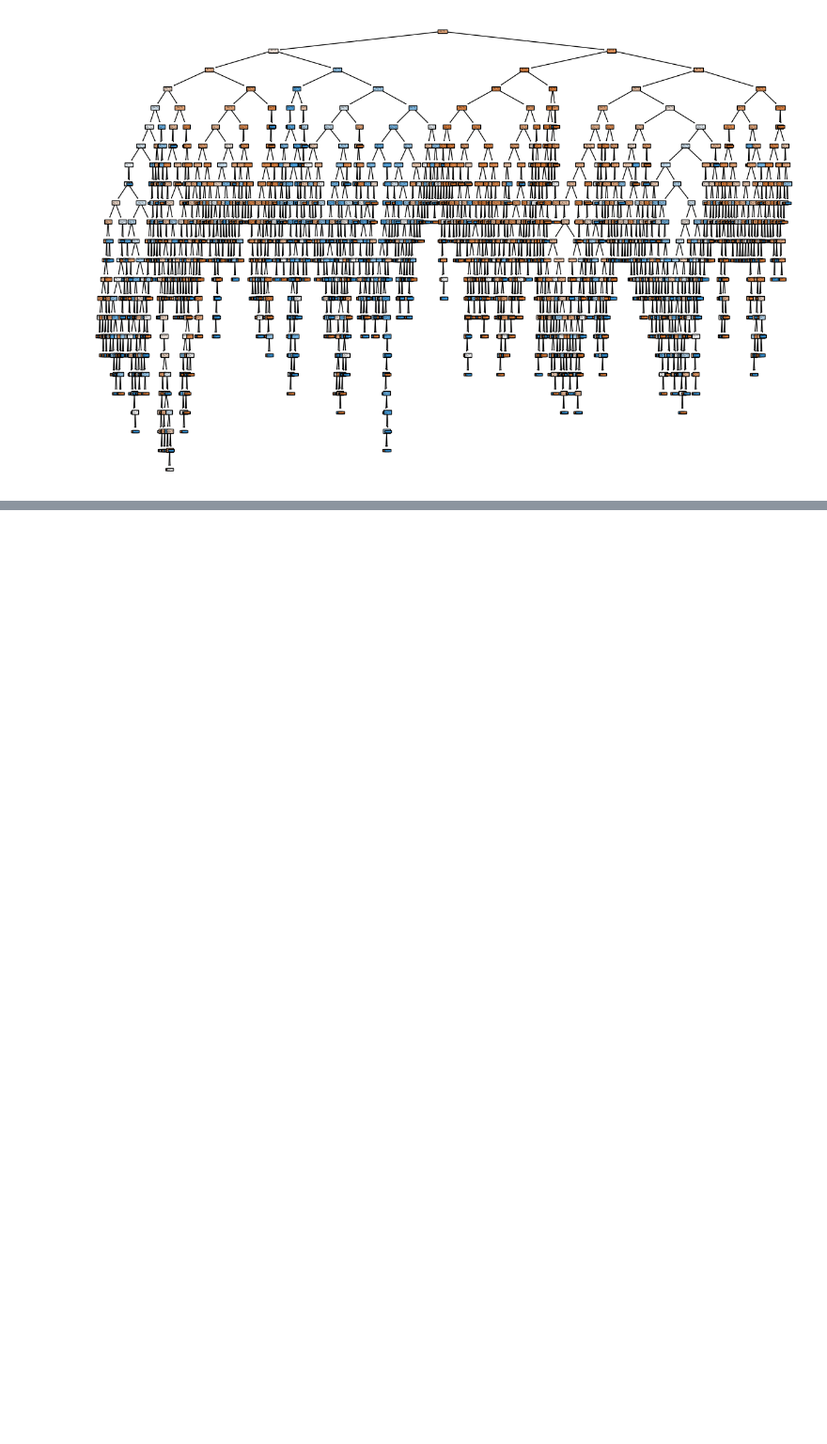
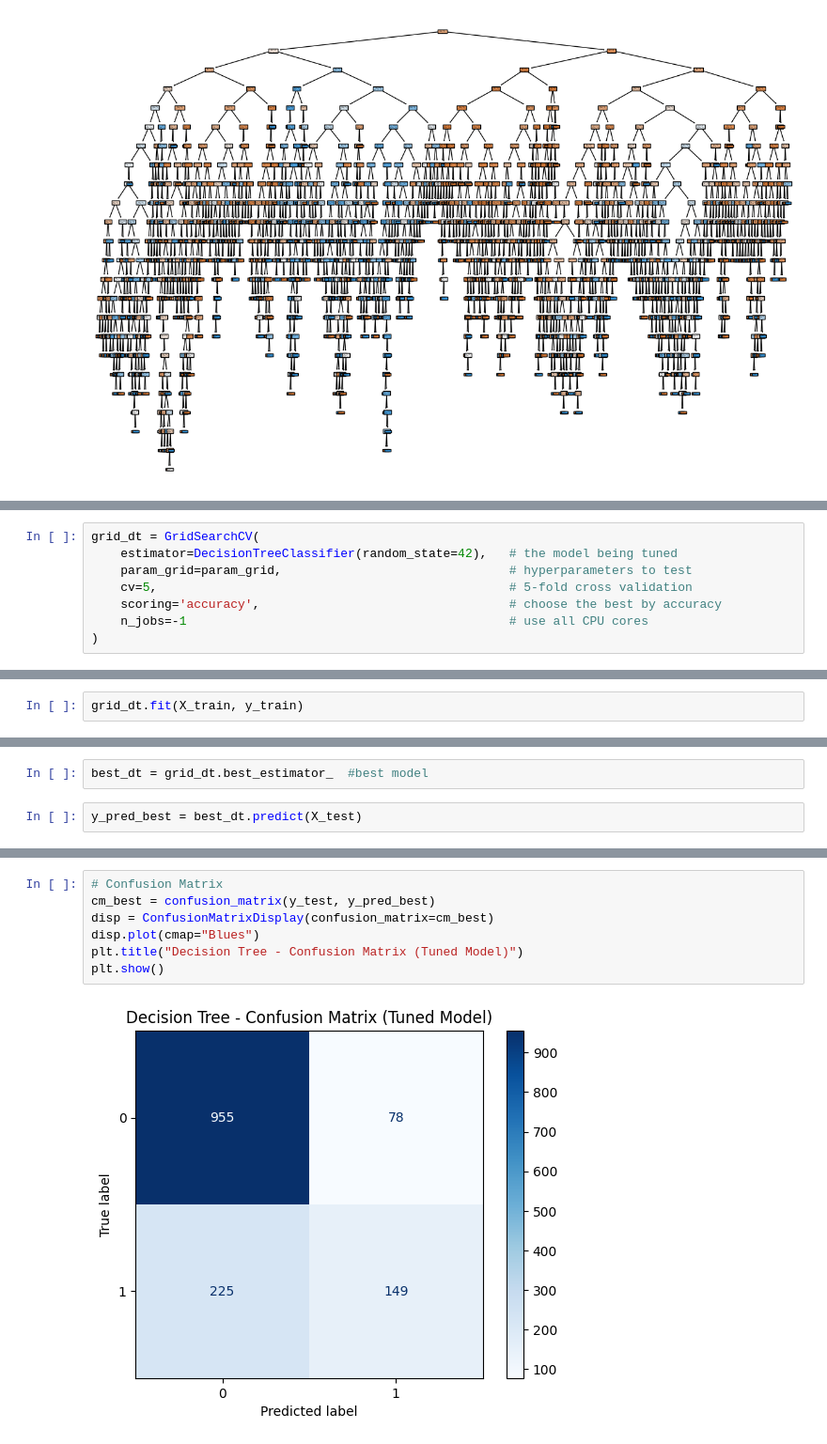
Before and after one commit to samhashiyam/MachineLearning, a Jupyter notebook: MLcwipynb.ipynb, the cells around one changed output, grey strips where cells are left out. Shown at 94% size. Saved outputs shown, nothing was run; the diff lists cells and outputs as text; blank space fills up the shorter version.

Commit message:
Tuned decision tree model

```diff
--- a/MLcwipynb.ipynb
+++ b/MLcwipynb.ipynb
@@ -295,0 +313,8 @@ plt.show()
+# %%
+grid_dt = GridSearchCV(
+    estimator=DecisionTreeClassifier(random_state=42),   # the model being tuned
+    param_grid=param_grid,                               # hyperparameters to test
+    cv=5,                                                # 5-fold cross validation
+    scoring='accuracy',                                  # choose the best by accuracy
+    n_jobs=-1                                            # use all CPU cores
+)
@@ -295,0 +323,2 @@ plt.show()
+# %%
+grid_dt.fit(X_train, y_train)
@@ -295,0 +342,4 @@ plt.show()
+# %%
+best_dt = grid_dt.best_estimator_  #best model
+# %%
+y_pred_best = best_dt.predict(X_test)
@@ -295,0 +364,9 @@ plt.show()
+# %%
+# Confusion Matrix
+cm_best = confusion_matrix(y_test, y_pred_best)
+disp = ConfusionMatrixDisplay(confusion_matrix=cm_best)
+disp.plot(cmap="Blues")
+plt.title("Decision Tree - Confusion Matrix (Tuned Model)")
+plt.show()
+# %% [output]
+[figure, added]
```
Also changed, not shown: parts of 16 cells of this notebook.
